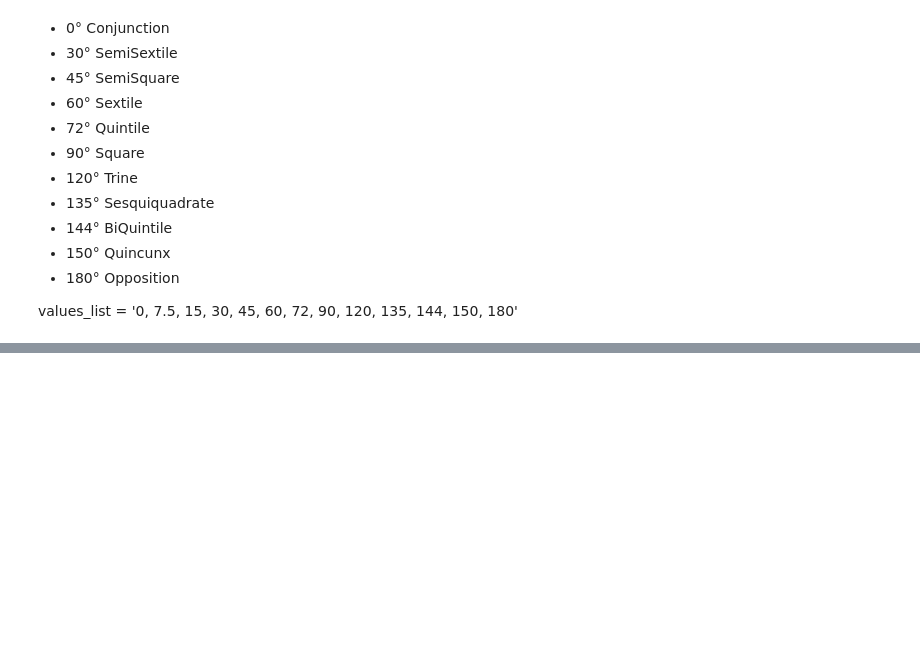
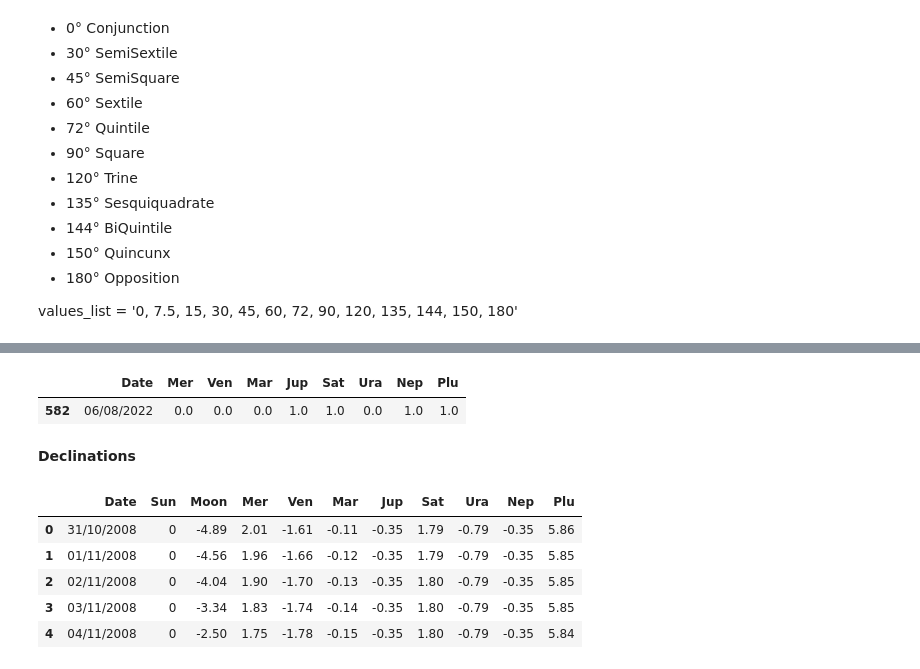
Before and after one commit to amirlehmam/MEMOIREPROPRE, a Jupyter notebook: PIPELINE.ipynb, the cells around one changed output, grey strips where cells are left out. Saved outputs shown, nothing was run; the diff lists cells and outputs as text; code cells hidden in the pictures; blank space fills up the shorter version.

```diff
--- a/PIPELINE.ipynb
+++ b/PIPELINE.ipynb
@@ -4163,0 +4169,17 @@ helio_asp
+# %%
+retro1 = retro[retro.Date == today]
+retro1
+# %% [output]
+|  | Date | Mer | Ven | Mar | Jup | Sat | Ura | Nep | Plu |
+| 582 | 06/08/2022 | 0.0 | 0.0 | 0.0 | 1.0 | 1.0 | 0.0 | 1.0 | 1.0 |
+# %% [markdown]
+**Declinations**
+# %%
+latitudes.head(5)
+# %% [output]
+|  | Date | Sun | Moon | Mer | Ven | Mar | Jup | Sat | Ura | Nep | Plu |
+| 0 | 31/10/2008 | 0 | -4.89 | 2.01 | -1.61 | -0.11 | -0.35 | 1.79 | -0.79 | -0.35 | 5.86 |
+| 1 | 01/11/2008 | 0 | -4.56 | 1.96 | -1.66 | -0.12 | -0.35 | 1.79 | -0.79 | -0.35 | 5.85 |
+| 2 | 02/11/2008 | 0 | -4.04 | 1.90 | -1.70 | -0.13 | -0.35 | 1.80 | -0.79 | -0.35 | 5.85 |
+| 3 | 03/11/2008 | 0 | -3.34 | 1.83 | -1.74 | -0.14 | -0.35 | 1.80 | -0.79 | -0.35 | 5.85 |
+| 4 | 04/11/2008 | 0 | -2.50 | 1.75 | -1.78 | -0.15 | -0.35 | 1.80 | -0.79 | -0.35 | 5.84 |
```
Also changed, not shown: parts of 77 cells of this notebook, 3 other files.
